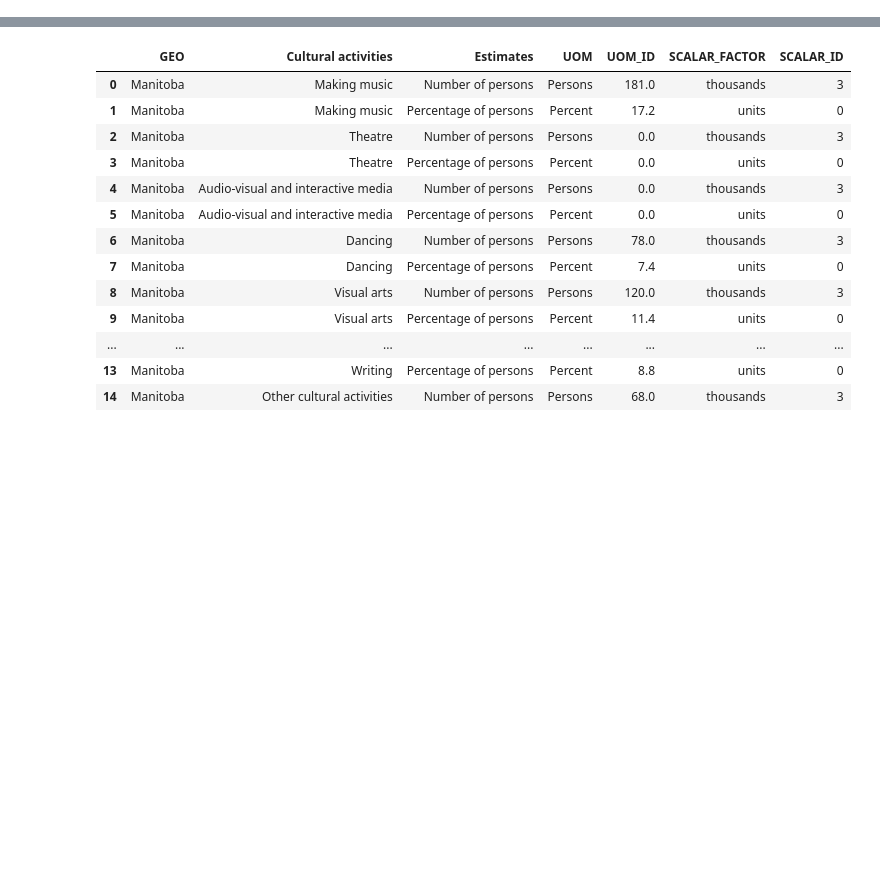
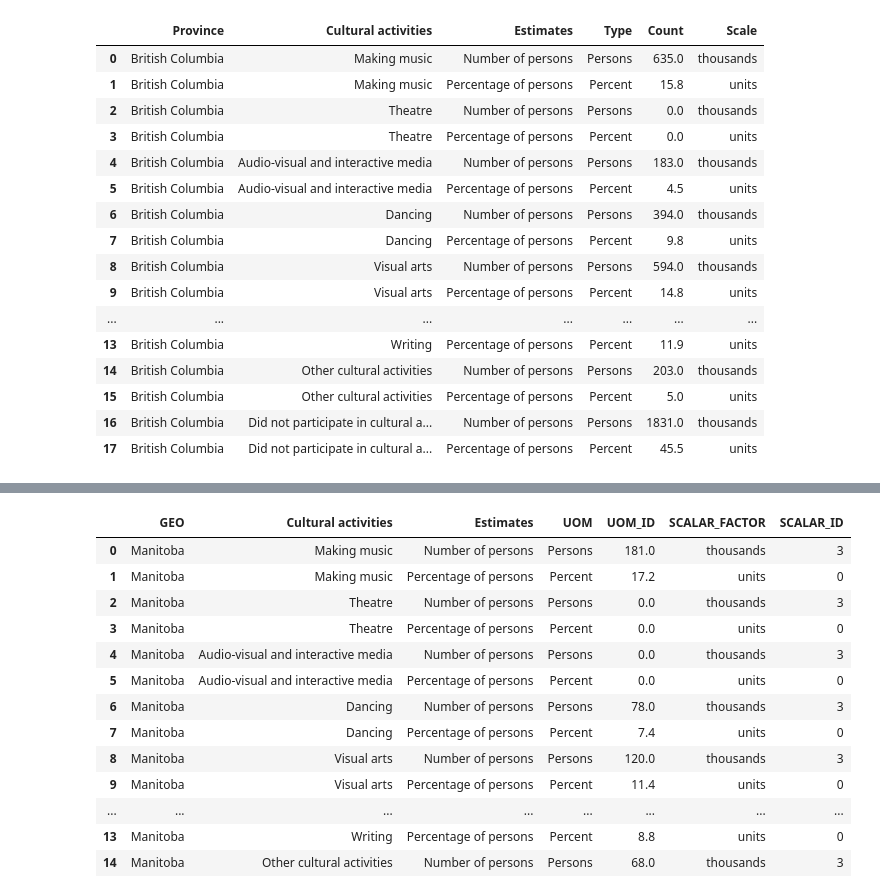
Before and after one commit to detmanski/Overview_Canada_Analysis, a Jupyter notebook: culture_by_province.ipynb, the cells around one changed output, grey strips where cells are left out. Cells and saved outputs as stored; diff of their text form; code cells hidden in the pictures; blank space fills up the shorter version.

```diff
--- a/culture_by_province.ipynb
+++ b/culture_by_province.ipynb
@@ -34,3 +35,10 @@ bc_df
 | 15 | British Columbia | Other cultural activities | Percentage of persons | Percent | 5.0 | units | 0 |
 | 16 | British Columbia | Did not participate in cultural a... | Number of persons | Persons | 1831.0 | thousands | 3 |
 | 17 | British Columbia | Did not participate in cultural a... | Percentage of persons | Percent | 45.5 | units | 0 |
+# %%
+bc_df = bc_df.rename(columns= {"GEO": "Province",
+                              "UOM": "Type",
+                               "UOM_ID": "Count",
+                              "SCALAR_FACTOR": "Scale",
+                              })
+bc_df.drop(columns="SCALAR_ID", inplace=True)
@@ -37,3 +48,23 @@ bc_df
+# %%
+bc_df
+# %% [output]
+|  | Province | Cultural activities | Estimates | Type | Count | Scale |
+| 0 | British Columbia | Making music | Number of persons | Persons | 635.0 | thousands |
+| 1 | British Columbia | Making music | Percentage of persons | Percent | 15.8 | units |
+| 2 | British Columbia | Theatre | Number of persons | Persons | 0.0 | thousands |
+| 3 | British Columbia | Theatre | Percentage of persons | Percent | 0.0 | units |
+| 4 | British Columbia | Audio-visual and interactive media | Number of persons | Persons | 183.0 | thousands |
+| 5 | British Columbia | Audio-visual and interactive media | Percentage of persons | Percent | 4.5 | units |
+| 6 | British Columbia | Dancing | Number of persons | Persons | 394.0 | thousands |
+| 7 | British Columbia | Dancing | Percentage of persons | Percent | 9.8 | units |
+| 8 | British Columbia | Visual arts | Number of persons | Persons | 594.0 | thousands |
+| 9 | British Columbia | Visual arts | Percentage of persons | Percent | 14.8 | units |
+| ... | ... | ... | ... | ... | ... | ... |
+| 13 | British Columbia | Writing | Percentage of persons | Percent | 11.9 | units |
+| 14 | British Columbia | Other cultural activities | Number of persons | Persons | 203.0 | thousands |
+| 15 | British Columbia | Other cultural activities | Percentage of persons | Percent | 5.0 | units |
+| 16 | British Columbia | Did not participate in cultural a... | Number of persons | Persons | 1831.0 | thousands |
+| 17 | British Columbia | Did not participate in cultural a... | Percentage of persons | Percent | 45.5 | units |
 # %%
 mb_string = 'Resources/MB_Cultural_Participation.csv'
 mb_df = pd.read_csv(mb_string)
```
Also changed, not shown: parts of 18 cells of this notebook, 9 other files.
